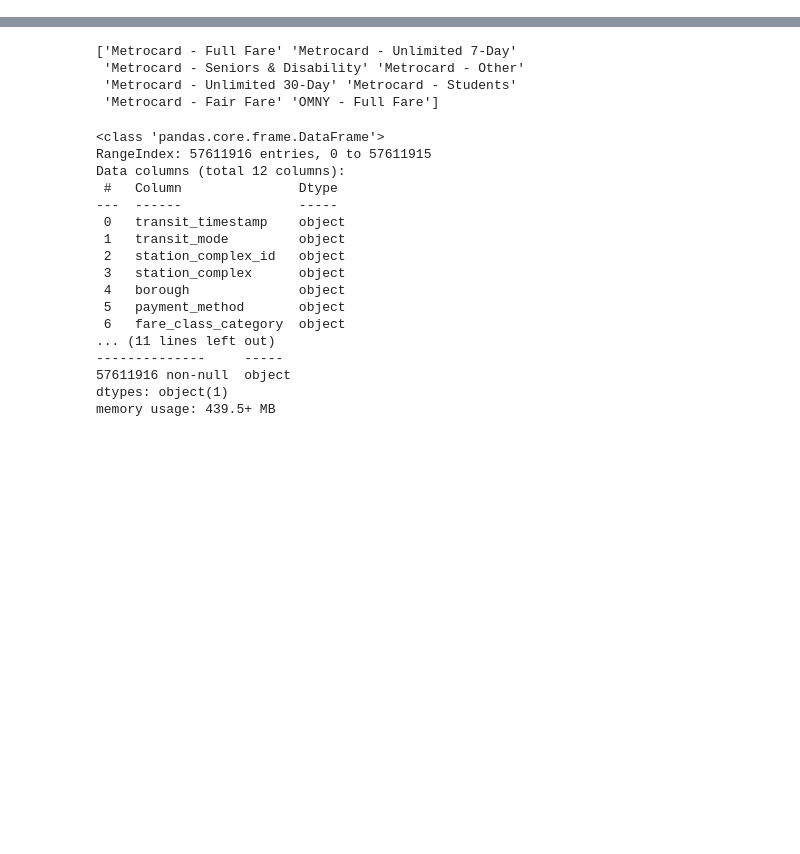
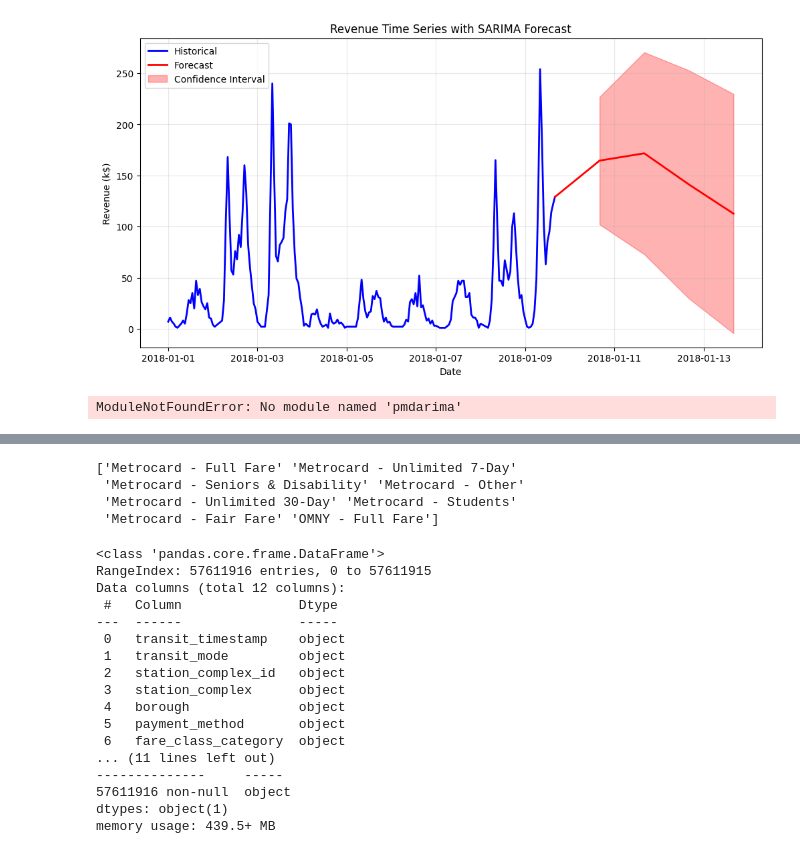
Before and after one commit to GermanButtiero/mobility, a Jupyter notebook: src/Metro_stations.ipynb, the cells around one changed output, grey strips where cells are left out. Cells and saved outputs as stored; diff of their text form; code cells hidden in the pictures; blank space fills up the shorter version.

Commit message:
Added small sarimax

```diff
--- a/src/Metro_stations.ipynb
+++ b/src/Metro_stations.ipynb
@@ -1,3 +147,48 @@
+# %%
+#train sarima model
+from statsmodels.tsa.statespace.sarimax import SARIMAX
+
+model_rev = SARIMAX(df_test['count'], order=(4,1,0), seasonal_order=(0,1,0,24))
+results = model_rev.fit()
+forecast_rev = results.get_forecast(steps=4)
+forecast_rev_ci = forecast_rev.conf_int()
+
+# Plot original time series and forecast
+plt.figure(figsize=(12, 6))
+plt.plot(df_test['date'], df_test['count'], 'b-', label='Original Count', linewidth=2)
+
+# Create future dates for forecast
+last_date = df_test['date'].iloc[-1]
+future_dates = pd.date_range(start=last_date + pd.DateOffset(days=1), periods=4, freq='D')
+
+# Connect the forecast to the last historical point
+last_value = df_test['count'].iloc[-1]
+forecast_dates_connected = pd.concat([pd.Series([last_date]), pd.Series(future_dates)])
+forecast_values_connected = pd.concat([pd.Series([last_value]), forecast_rev.predicted_mean])
+
+# Plot forecast connected to historical data
+plt.plot(forecast_dates_connected, forecast_values_connected, 'r-', linewidth=2, color="red", label='Forecast')
+
+# Plot confidence intervals
+plt.fill_between(future_dates,
+                forecast_rev_ci.iloc[:, 0],
+                forecast_rev_ci.iloc[:, 1],
+                alpha=0.3, color='red')
+
+plt.xlabel('Date')
+plt.ylabel('Revenue (k$)')
+plt.title('Revenue Time Series with SARIMA Forecast')
+plt.legend(['Historical', 'Forecast', 'Confidence Interval'])
+plt.grid(True, alpha=0.3)
+plt.show()
+# %% [output]
+[figure, added]
+# %%
+from pmdarima import auto_arima
+model = auto_arima(df['Revenue (k$)'], seasonal=True, m=12)
+print(model.summary())
+# %% [output]
+ModuleNotFoundError: No module named 'pmdarima'
 # %%
 import pandas as pd
 import numpy as np
```
Also changed, not shown: parts of 14 cells of this notebook.
